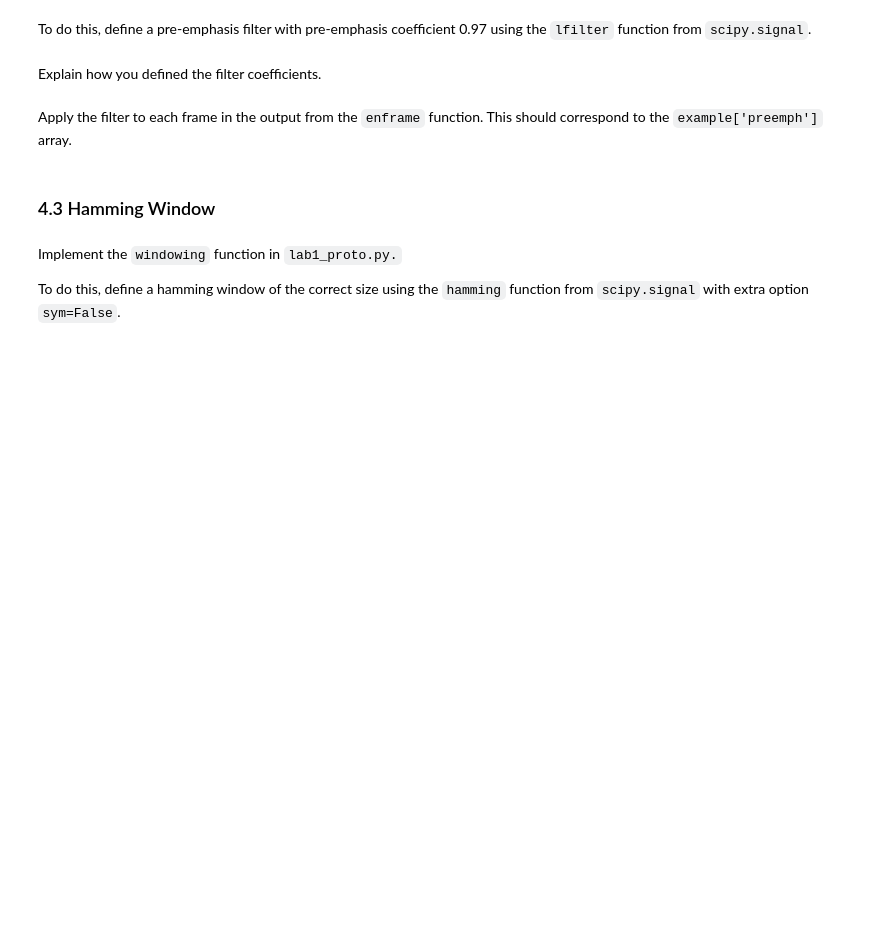
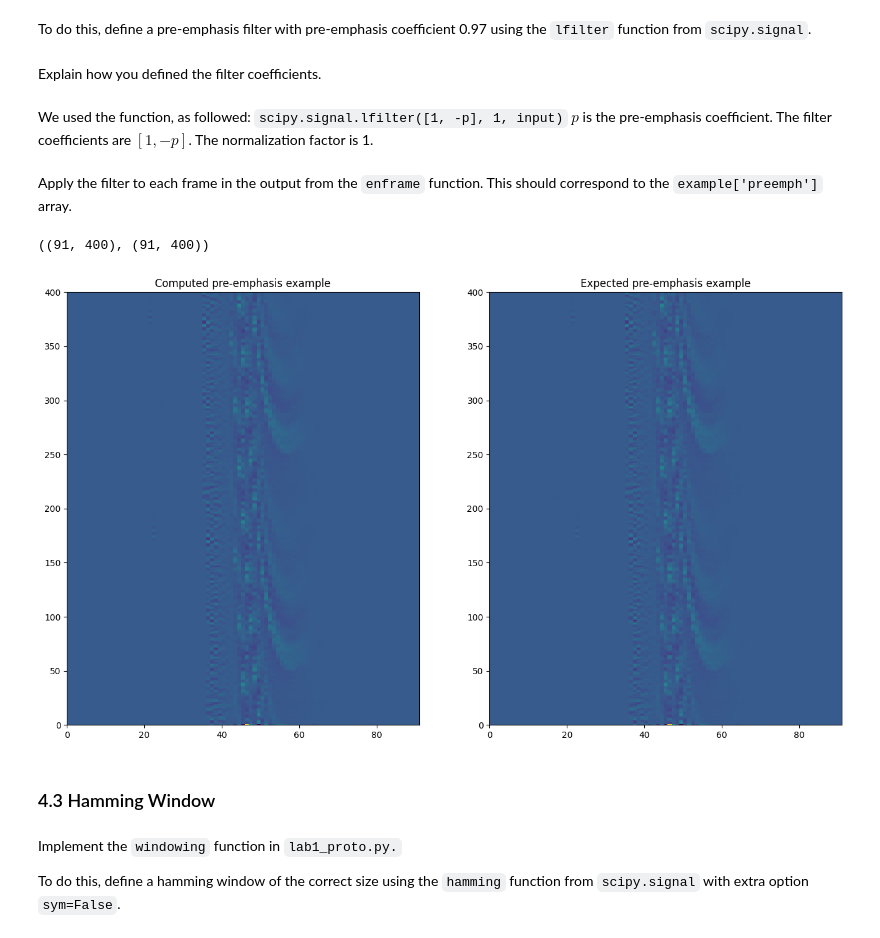
Before and after one commit to celdot/Speech_Speaker_Recognition, a Jupyter notebook: Assignements/lab1/lab1.ipynb, the cells around one changed output. Drawn from its saved outputs; the diff is of its cells as text; code cells hidden in the pictures; blank space fills up the shorter version.

```diff
--- a/Assignements/lab1/lab1.ipynb
+++ b/Assignements/lab1/lab1.ipynb
@@ -53,8 +84,27 @@ Implement the `preemp` function in `lab1_proto.py`.
 To do this, define a pre-emphasis filter with pre-emphasis coefficient 0.97 using the `lfilter` function from `scipy.signal`.
 # %% [markdown]
 Explain how you defined the filter coefficients.
+# %% [markdown]
+We used the function, as followed: `scipy.signal.lfilter([1, -p], 1, input)`
+$p$ is the pre-emphasis coefficient. The filter coefficients are $[1, -p]$.
+The normalization factor is 1.
 # %% [markdown]
 Apply the filter to each frame in the output from the `enframe` function. This should correspond to the `example['preemph']` array.
+# %%
+computed_preemp = proto.preemp(computed_enframe, 0.97)
+# %%
+computed_preemp.shape, example['preemph'].shape
+# %% [output]
+((91, 400), (91, 400))
+# %%
+fig, ax = plt.subplots(1, 2, figsize=(16, 9))
+ax[0].pcolormesh(computed_preemp.T)
+ax[0].set_title('Computed pre-emphasis example')
+ax[1].pcolormesh(example['preemph'].T)
+ax[1].set_title('Expected pre-emphasis example')
+plt.show()
+# %% [output]
+[figure, added]
 # %% [markdown]
 ### 4.3 Hamming Window
 # %% [markdown]
```
Also changed, not shown: parts of 45 cells of this notebook, 2 other files.
